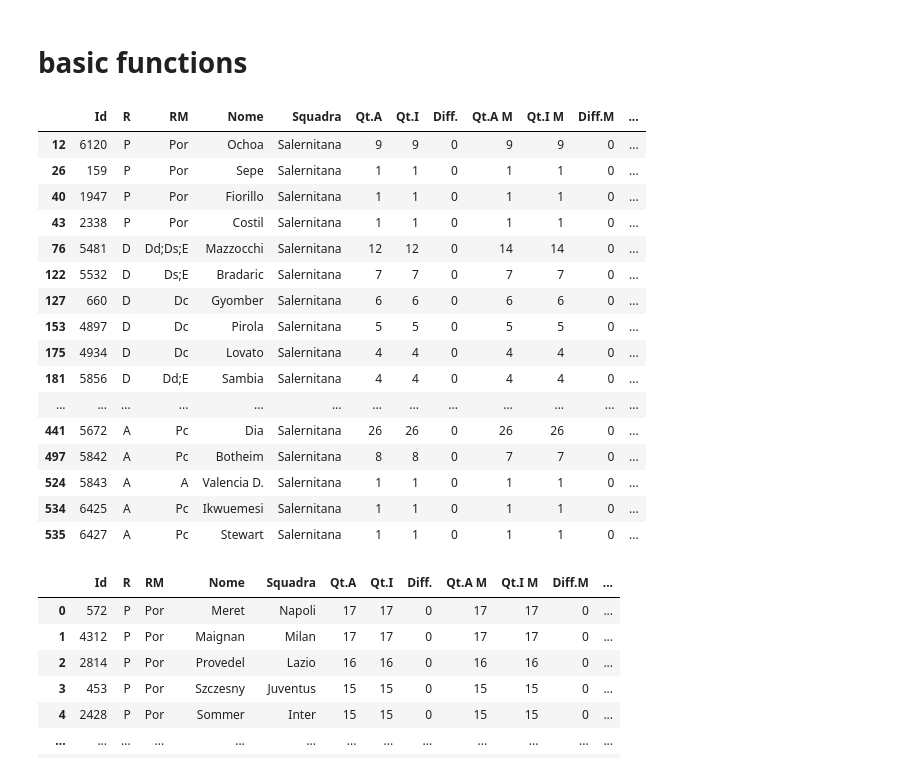
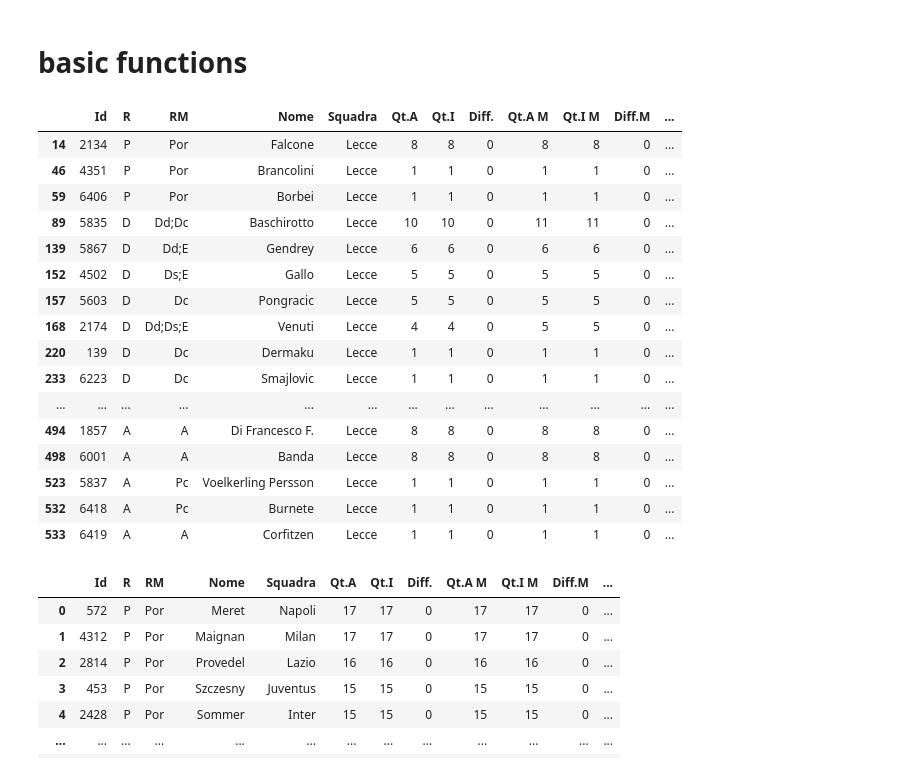
Before and after one commit to AndreaIncatasciato/fantacalcio, a Jupyter notebook: fantacalcio_analysis.ipynb, the cells around one changed output. Cells and saved outputs as stored; diff of their text form; code cells hidden in the pictures.

```diff
--- a/fantacalcio_analysis.ipynb
+++ b/fantacalcio_analysis.ipynb
@@ -57,25 +57,25 @@ def extract_players_mantra_position(df: pd.DataFrame, position: str) -> pd.DataF
     return df[df["RM"].str.contains(position)]
 # %%
 # example: extract players of a team
-Filter("Squadra", "eq", "Salernitana").apply_to_df(players_2324_df)
+Filter("Squadra", "eq", "Lecce").apply_to_df(players_2324_df)
 # %% [output]
 |  | Id | R | RM | Nome | Squadra | Qt.A | Qt.I | Diff. | Qt.A M | Qt.I M | Diff.M | ... |
-| 12 | 6120 | P | Por | Ochoa | Salernitana | 9 | 9 | 0 | 9 | 9 | 0 | ... |
-| 26 | 159 | P | Por | Sepe | Salernitana | 1 | 1 | 0 | 1 | 1 | 0 | ... |
-| 40 | 1947 | P | Por | Fiorillo | Salernitana | 1 | 1 | 0 | 1 | 1 | 0 | ... |
-| 43 | 2338 | P | Por | Costil | Salernitana | 1 | 1 | 0 | 1 | 1 | 0 | ... |
-| 76 | 5481 | D | Dd;Ds;E | Mazzocchi | Salernitana | 12 | 12 | 0 | 14 | 14 | 0 | ... |
-| 122 | 5532 | D | Ds;E | Bradaric | Salernitana | 7 | 7 | 0 | 7 | 7 | 0 | ... |
-| 127 | 660 | D | Dc | Gyomber | Salernitana | 6 | 6 | 0 | 6 | 6 | 0 | ... |
-| 153 | 4897 | D | Dc | Pirola | Salernitana | 5 | 5 | 0 | 5 | 5 | 0 | ... |
-| 175 | 4934 | D | Dc | Lovato | Salernitana | 4 | 4 | 0 | 4 | 4 | 0 | ... |
-| 181 | 5856 | D | Dd;E | Sambia | Salernitana | 4 | 4 | 0 | 4 | 4 | 0 | ... |
+| 14 | 2134 | P | Por | Falcone | Lecce | 8 | 8 | 0 | 8 | 8 | 0 | ... |
+| 46 | 4351 | P | Por | Brancolini | Lecce | 1 | 1 | 0 | 1 | 1 | 0 | ... |
+| 59 | 6406 | P | Por | Borbei | Lecce | 1 | 1 | 0 | 1 | 1 | 0 | ... |
+| 89 | 5835 | D | Dd;Dc | Baschirotto | Lecce | 10 | 10 | 0 | 11 | 11 | 0 | ... |
+| 139 | 5867 | D | Dd;E | Gendrey | Lecce | 6 | 6 | 0 | 6 | 6 | 0 | ... |
+| 152 | 4502 | D | Ds;E | Gallo | Lecce | 5 | 5 | 0 | 5 | 5 | 0 | ... |
+| 157 | 5603 | D | Dc | Pongracic | Lecce | 5 | 5 | 0 | 5 | 5 | 0 | ... |
+| 168 | 2174 | D | Dd;Ds;E | Venuti | Lecce | 4 | 4 | 0 | 5 | 5 | 0 | ... |
+| 220 | 139 | D | Dc | Dermaku | Lecce | 1 | 1 | 0 | 1 | 1 | 0 | ... |
+| 233 | 6223 | D | Dc | Smajlovic | Lecce | 1 | 1 | 0 | 1 | 1 | 0 | ... |
 | ... | ... | ... | ... | ... | ... | ... | ... | ... | ... | ... | ... | ... |
-| 441 | 5672 | A | Pc | Dia | Salernitana | 26 | 26 | 0 | 26 | 26 | 0 | ... |
-| 497 | 5842 | A | Pc | Botheim | Salernitana | 8 | 8 | 0 | 7 | 7 | 0 | ... |
-| 524 | 5843 | A | A | Valencia D. | Salernitana | 1 | 1 | 0 | 1 | 1 | 0 | ... |
-| 534 | 6425 | A | Pc | Ikwuemesi | Salernitana | 1 | 1 | 0 | 1 | 1 | 0 | ... |
-| 535 | 6427 | A | Pc | Stewart | Salernitana | 1 | 1 | 0 | 1 | 1 | 0 | ... |
+| 494 | 1857 | A | A | Di Francesco F. | Lecce | 8 | 8 | 0 | 8 | 8 | 0 | ... |
+| 498 | 6001 | A | A | Banda | Lecce | 8 | 8 | 0 | 8 | 8 | 0 | ... |
+| 523 | 5837 | A | Pc | Voelkerling Persson | Lecce | 1 | 1 | 0 | 1 | 1 | 0 | ... |
+| 532 | 6418 | A | Pc | Burnete | Lecce | 1 | 1 | 0 | 1 | 1 | 0 | ... |
+| 533 | 6419 | A | A | Corfitzen | Lecce | 1 | 1 | 0 | 1 | 1 | 0 | ... |
 # %%
 # example on how to use a filter
 filter = Filter("Qt.A M", "geq", 15)
```
Also changed, not shown: parts of 4 cells of this notebook.
